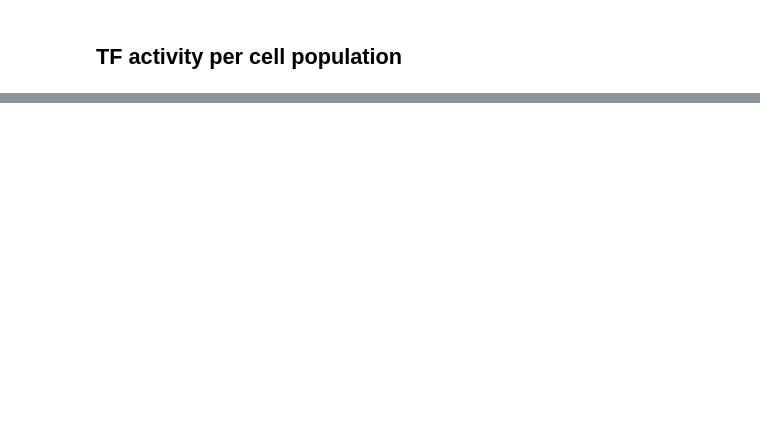
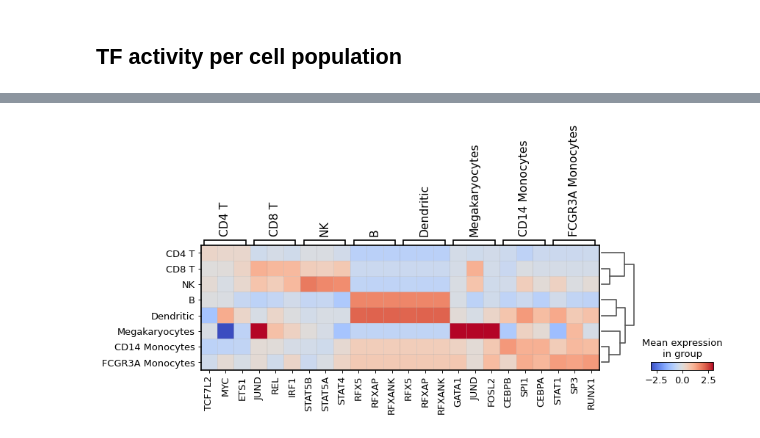
Before and after one commit to saezlab/dorothea-py, a Jupyter notebook: example/single_cell_vignette.ipynb, the cells around one changed output, grey strips where cells are left out. Cells and saved outputs as stored; diff of their text form; code cells hidden in the pictures; blank space fills up the shorter version.

```diff
--- a/example/single_cell_vignette.ipynb
+++ b/example/single_cell_vignette.ipynb
@@ -192,0 +162,3 @@ sc.pl.heatmap(tf_adata,
+# %%
+sc.pl.rank_genes_groups_matrixplot(tf_adata, n_genes=3, vmin=-3, vmax=3, cmap='coolwarm')
+# %% [output]
@@ -192,0 +166 @@ sc.pl.heatmap(tf_adata,
+[figure, added]
```
Also changed, not shown: parts of 25 cells of this notebook, 2 other files.
